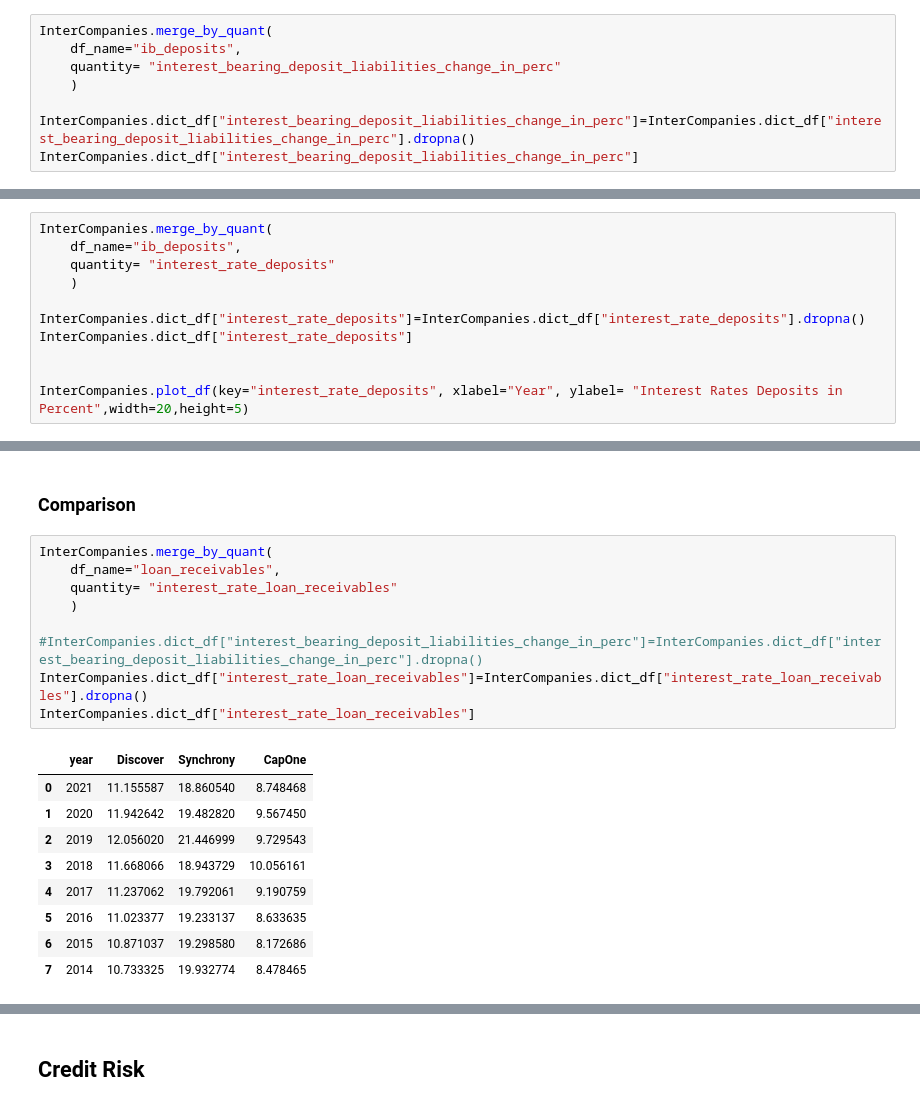
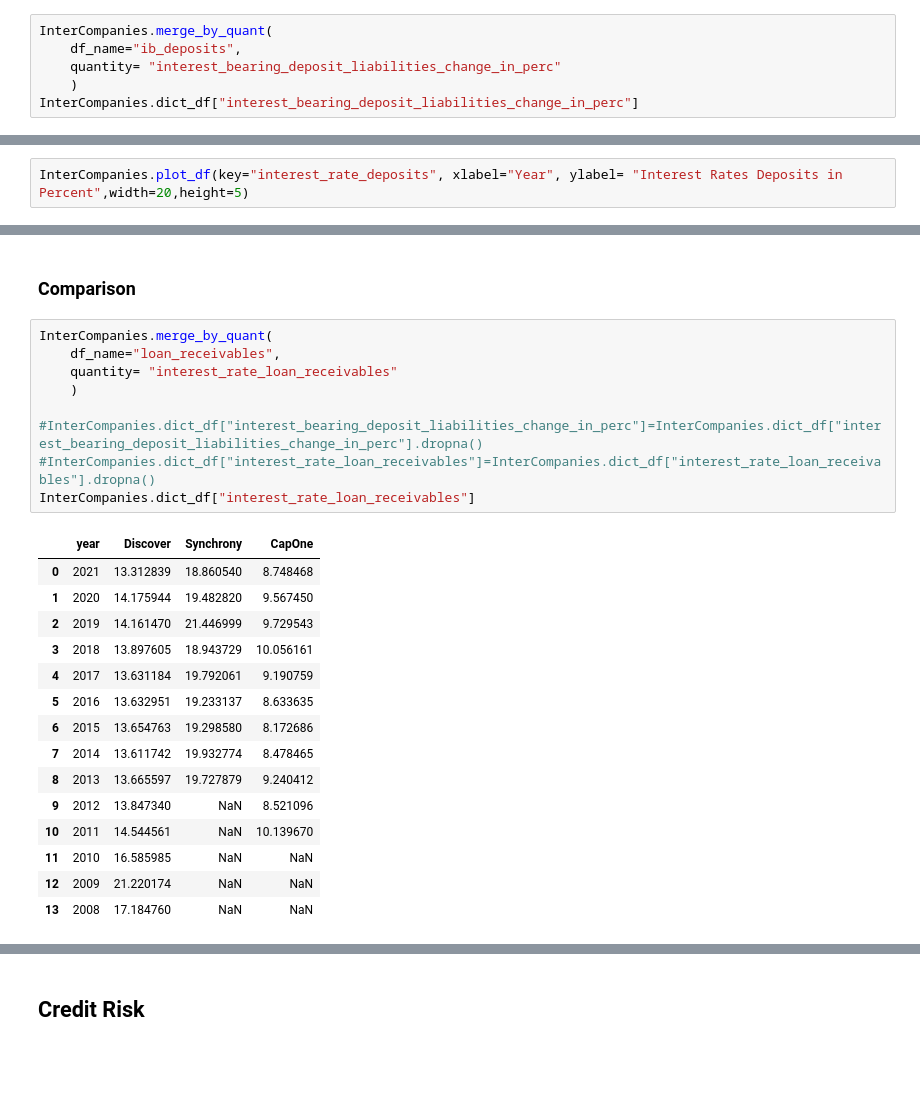
Before and after one commit to EzraTam/edgar-analysis, a Jupyter notebook: edgar_analysis.ipynb, the cells around one changed output, grey strips where cells are left out. Drawn from its saved outputs; the diff is of its cells as text; blank space fills up the shorter version.

```diff
--- a/edgar_analysis.ipynb
+++ b/edgar_analysis.ipynb
@@ -175,8 +158,6 @@ InterCompanies.merge_by_quant(
     df_name="ib_deposits",
     quantity= "interest_bearing_deposit_liabilities_change_in_perc"
     )
-
-InterCompanies.dict_df["interest_bearing_deposit_liabilities_change_in_perc"]=InterCompanies.dict_df["interest_bearing_deposit_liabilities_change_in_perc"].dropna()
 InterCompanies.dict_df["interest_bearing_deposit_liabilities_change_in_perc"]
 # %% [output]
 |  | year | Discover | Synchrony | AmEx | CapOne |
@@ -201,12 +226,3 @@ InterCompanies.plot_df(
 # %%
-InterCompanies.merge_by_quant(
-    df_name="ib_deposits",
-    quantity= "interest_rate_deposits"
-    )
-
-InterCompanies.dict_df["interest_rate_deposits"]=InterCompanies.dict_df["interest_rate_deposits"].dropna()
-InterCompanies.dict_df["interest_rate_deposits"]
-
-
 InterCompanies.plot_df(key="interest_rate_deposits", xlabel="Year", ylabel= "Interest Rates Deposits in Percent",width=20,height=5)
 # %% [output]
@@ -440,22 +317,28 @@ CapOneService.dict_df["loan_receivables"]
 # %%
 InterCompanies.merge_by_quant(
     df_name="loan_receivables",
     quantity= "interest_rate_loan_receivables"
     )
 
 #InterCompanies.dict_df["interest_bearing_deposit_liabilities_change_in_perc"]=InterCompanies.dict_df["interest_bearing_deposit_liabilities_change_in_perc"].dropna()
-InterCompanies.dict_df["interest_rate_loan_receivables"]=InterCompanies.dict_df["interest_rate_loan_receivables"].dropna()
+#InterCompanies.dict_df["interest_rate_loan_receivables"]=InterCompanies.dict_df["interest_rate_loan_receivables"].dropna()
 InterCompanies.dict_df["interest_rate_loan_receivables"]
 # %% [output]
 |  | year | Discover | Synchrony | CapOne |
-| 0 | 2021 | 11.155587 | 18.860540 | 8.748468 |
-| 1 | 2020 | 11.942642 | 19.482820 | 9.567450 |
-| 2 | 2019 | 12.056020 | 21.446999 | 9.729543 |
-| 3 | 2018 | 11.668066 | 18.943729 | 10.056161 |
-| 4 | 2017 | 11.237062 | 19.792061 | 9.190759 |
-| 5 | 2016 | 11.023377 | 19.233137 | 8.633635 |
-| 6 | 2015 | 10.871037 | 19.298580 | 8.172686 |
-| 7 | 2014 | 10.733325 | 19.932774 | 8.478465 |
+| 0 | 2021 | 13.312839 | 18.860540 | 8.748468 |
+| 1 | 2020 | 14.175944 | 19.482820 | 9.567450 |
+| 2 | 2019 | 14.161470 | 21.446999 | 9.729543 |
+| 3 | 2018 | 13.897605 | 18.943729 | 10.056161 |
+| 4 | 2017 | 13.631184 | 19.792061 | 9.190759 |
+| 5 | 2016 | 13.632951 | 19.233137 | 8.633635 |
+| 6 | 2015 | 13.654763 | 19.298580 | 8.172686 |
+| 7 | 2014 | 13.611742 | 19.932774 | 8.478465 |
+| 8 | 2013 | 13.665597 | 19.727879 | 9.240412 |
+| 9 | 2012 | 13.847340 | NaN | 8.521096 |
+| 10 | 2011 | 14.544561 | NaN | 10.139670 |
+| 11 | 2010 | 16.585985 | NaN | NaN |
+| 12 | 2009 | 21.220174 | NaN | NaN |
+| 13 | 2008 | 17.184760 | NaN | NaN |
 # %%
 InterCompanies.plot_df(
     key="interest_rate_loan_receivables",
```
Also changed, not shown: parts of 23 cells of this notebook, 1 other file.
